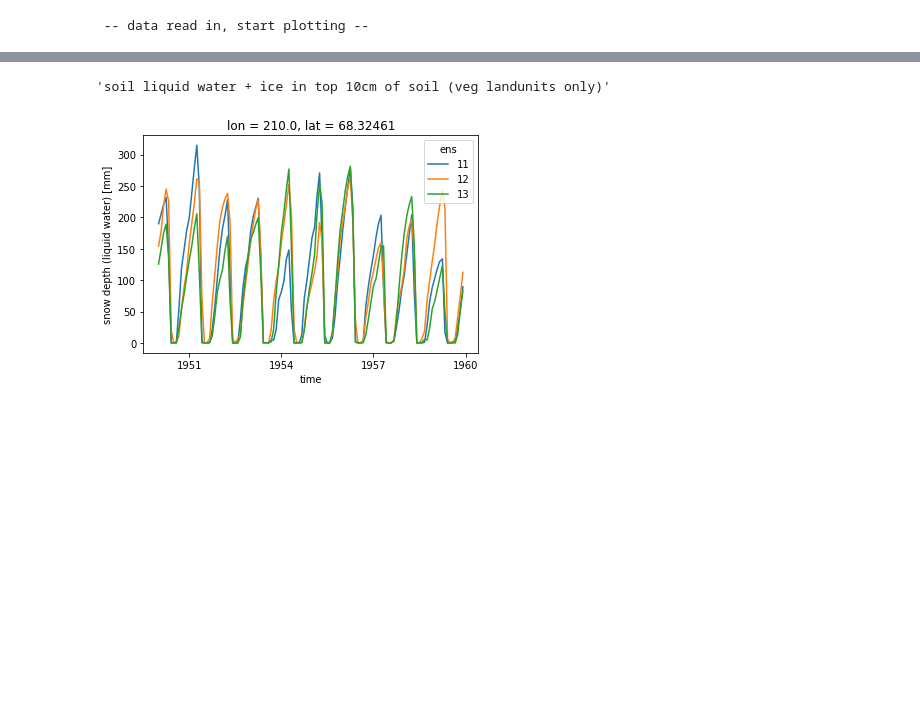
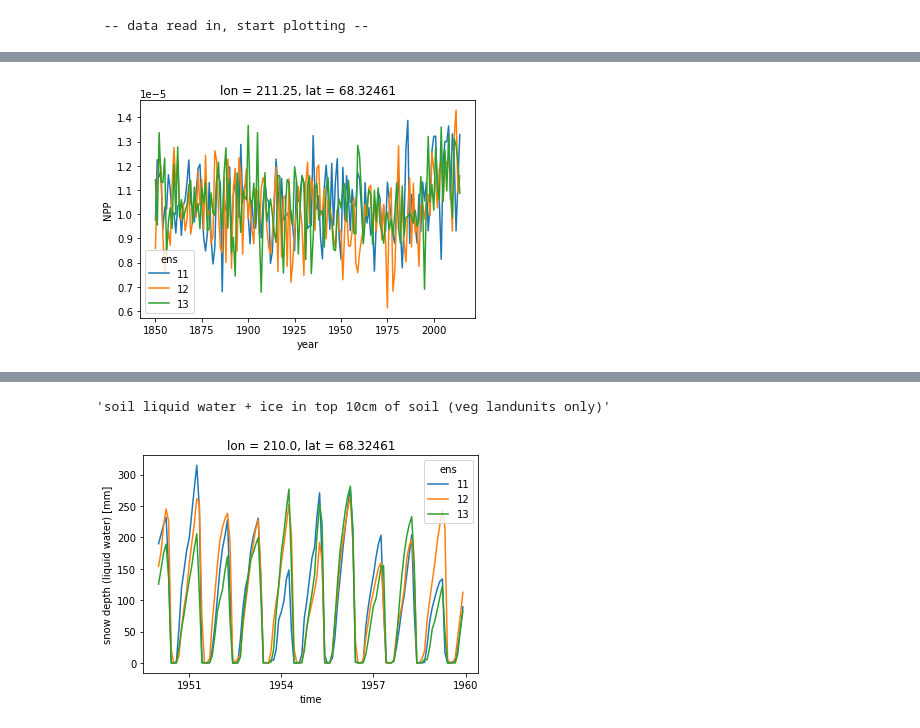
Before and after one commit to eschlerm/permafrost, a Jupyter notebook: LocalChange-ARC.ipynb, the cells around one changed output, grey strips where cells are left out. Drawn from its saved outputs; the diff is of its cells as text; code cells hidden in the pictures; blank space fills up the shorter version.

```diff
--- a/LocalChange-ARC.ipynb
+++ b/LocalChange-ARC.ipynb
@@ -389,0 +371,4 @@ print(" -- data read in, start plotting -- ")
+# %%
+dsMonth2.NPP.sel(lat=plat,lon=plon,method='nearest').groupby('time.year').mean('time').plot(hue='ens') ;
+# %% [output]
+[figure, added]
```
Also changed, not shown: parts of 31 cells of this notebook.
